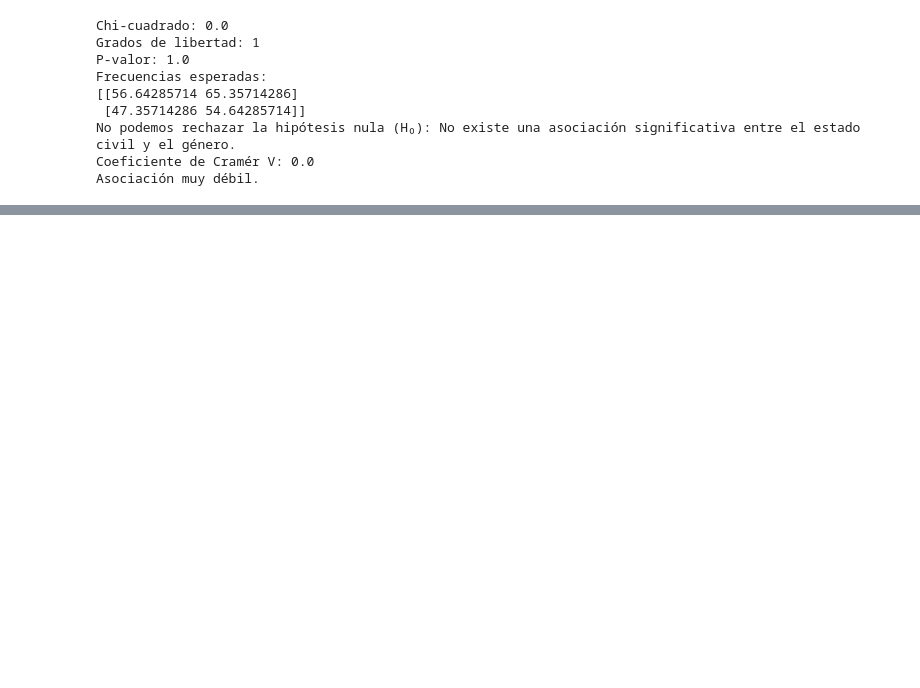
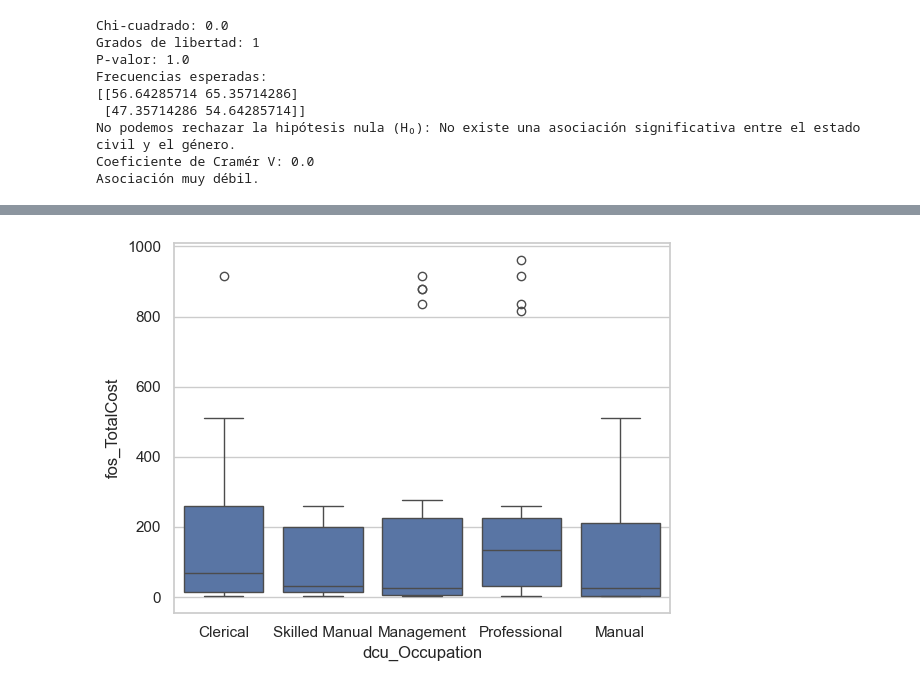
Before and after one commit to csanchezcsdigitales/contoso, a Jupyter notebook: cEDA 12.ipynb, the cells around one changed output, grey strips where cells are left out. Saved outputs shown, nothing was run; the diff lists cells and outputs as text; code cells hidden in the pictures; blank space fills up the shorter version.

```diff
--- a/cEDA 12.ipynb
+++ b/cEDA 12.ipynb
@@ -1230,0 +1369,8 @@ Asociación muy débil.
+# %%
+import seaborn as sns
+import matplotlib.pyplot as plt
+
+sns.boxplot(x='dcu_Occupation', y='fos_TotalCost', data=df_person)
+plt.show()
+# %% [output]
+[figure, added]
```
Also changed, not shown: parts of 9 cells of this notebook.
